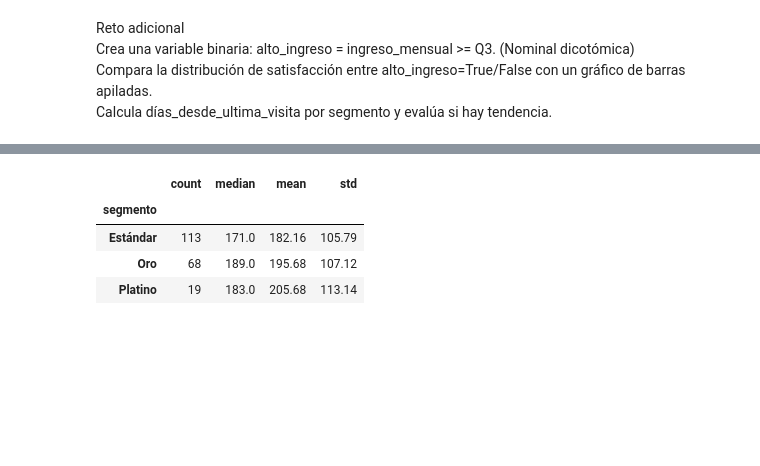
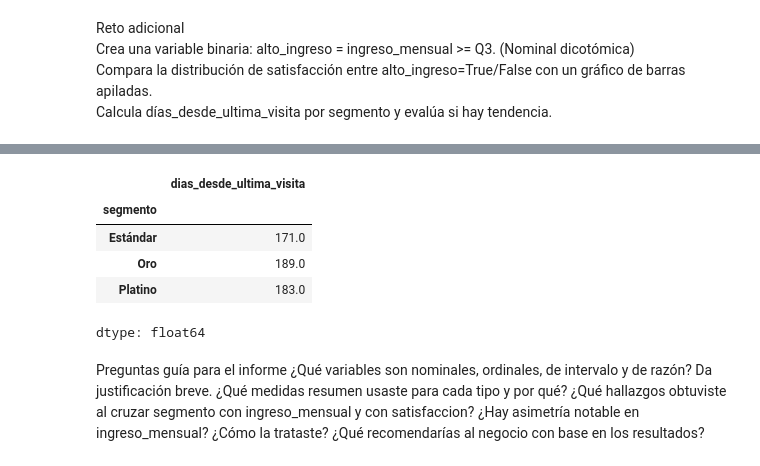
Before and after one commit to Lizbeth-Guerrero/MineriaDeDatos, a Jupyter notebook: Untitled0.ipynb, the cells around one changed output, grey strips where cells are left out. Drawn from its saved outputs; the diff is of its cells as text; code cells hidden in the pictures; blank space fills up the shorter version.

```diff
--- a/Untitled0.ipynb
+++ b/Untitled0.ipynb
@@ -1137,10 +1168,18 @@ plt.show()
 # %%
 #Calcula días_desde_ultima_visita por segmento y evalúa si hay tendencia.
-dias_segmento = df.groupby("segmento")["dias_desde_ultima_visita"].agg(["count","median","mean","std"]).round(2)
-dias_segmento
+dias_seg = df.groupby("segmento")["dias_desde_ultima_visita"].median()
+dias_seg
 # %% [output]
-|  | count | median | mean | std |
-| segmento |  |  |  |  |
-| Estándar | 113 | 171.0 | 182.16 | 105.79 |
-| Oro | 68 | 189.0 | 195.68 | 107.12 |
-| Platino | 19 | 183.0 | 205.68 | 113.14 |
+|  | dias_desde_ultima_visita |
+| segmento |  |
+| Estándar | 171.0 |
+| Oro | 189.0 |
+| Platino | 183.0 |
+dtype: float64
+# %% [markdown]
+Preguntas guía para el informe
+¿Qué variables son nominales, ordinales, de intervalo y de razón? Da justificación breve.
+¿Qué medidas resumen usaste para cada tipo y por qué?
+¿Qué hallazgos obtuviste al cruzar segmento con ingreso_mensual y con satisfaccion?
+¿Hay asimetría notable en ingreso_mensual? ¿Cómo la trataste?
+¿Qué recomendarías al negocio con base en los resultados?
```
Also changed, not shown: parts of 9 cells of this notebook.
